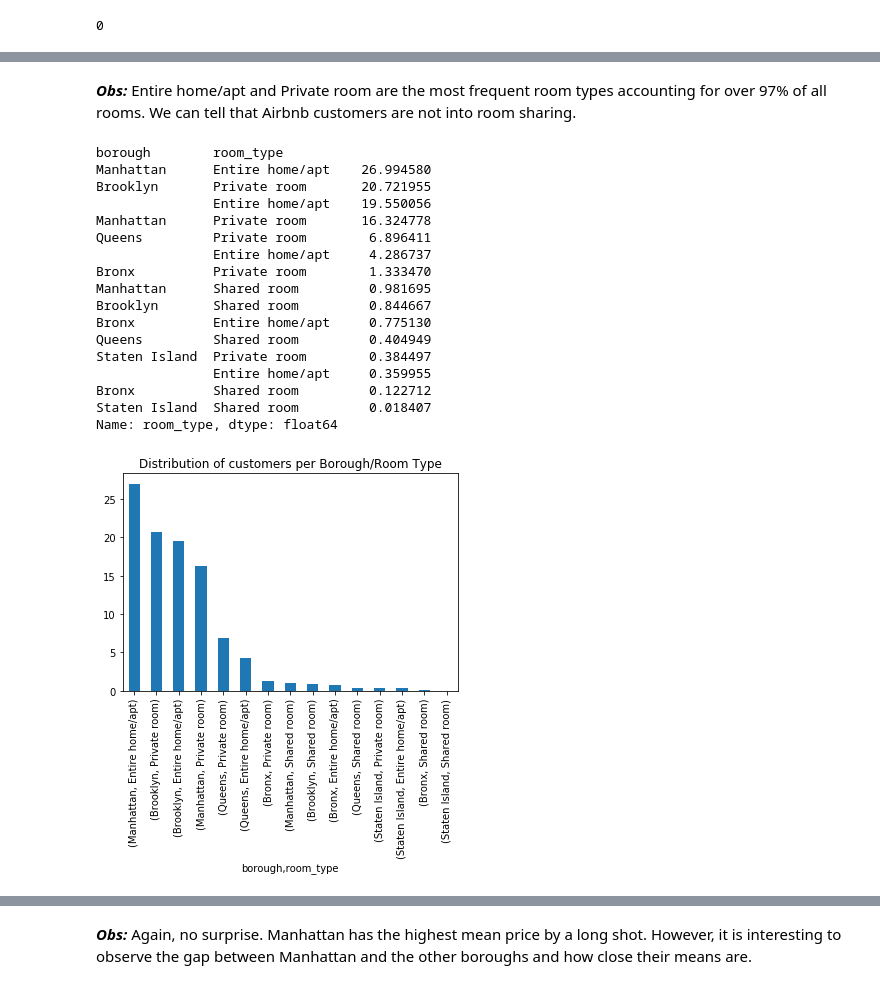
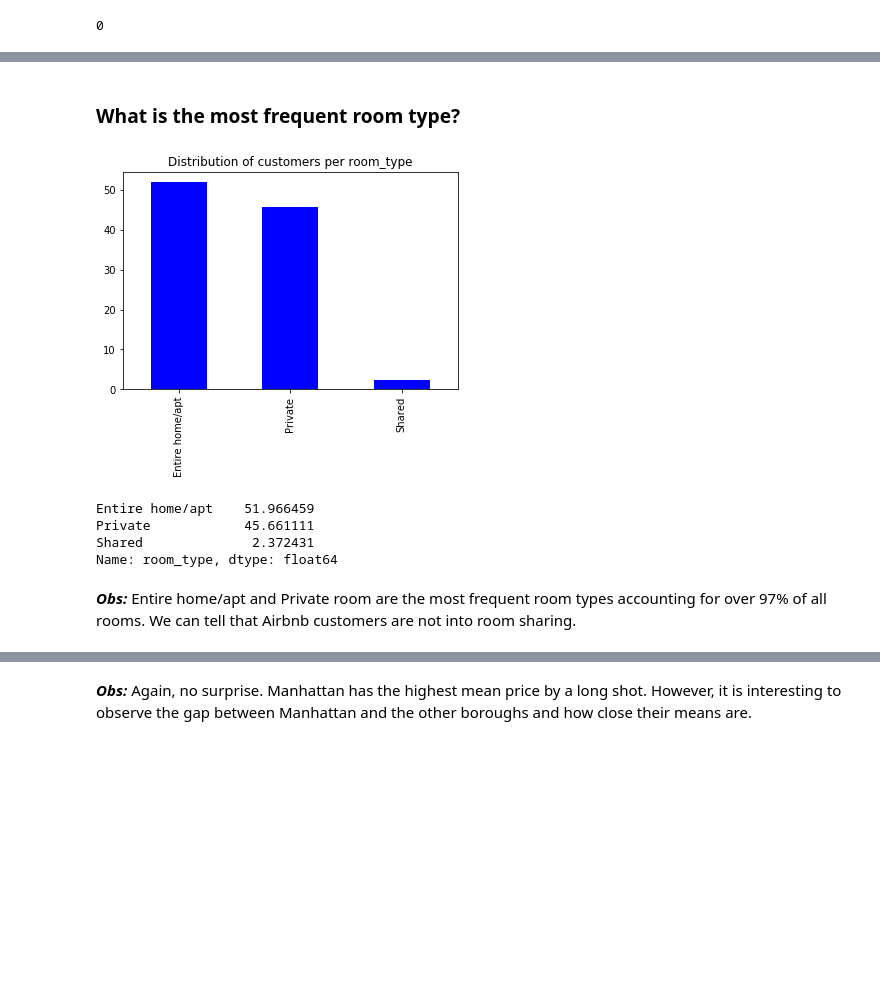
Before and after one commit to Ptoscanode/Airbnb-Project, a Jupyter notebook: Airbnb Project.ipynb, the cells around one changed output, grey strips where cells are left out. Saved outputs shown, nothing was run; the diff lists cells and outputs as text; code cells hidden in the pictures; blank space fills up the shorter version.

```diff
--- a/Airbnb Project.ipynb
+++ b/Airbnb Project.ipynb
@@ -252,31 +310,14 @@ plt.show()
+# %% [markdown]
+### What is the most frequent room type?
+# %%
+### Calling function
+percentages(df, 'room_type', 'blue')
+# %% [output]
+[figure, added]
+Entire home/apt    51.966459
+Private            45.661111
+Shared              2.372431
+Name: room_type, dtype: float64
 # %% [markdown]
 ***Obs:***
 Entire home/apt and Private room are the most frequent room types accounting for over 97% of all rooms. We can tell that Airbnb customers are not into room sharing.
-# %%
-#### What is the most popular room type by borough?
-((air_bnb.groupby(['borough', 'room_type'])['room_type'].count()/air_bnb.shape[0])*100).sort_values(ascending=False)
-# %% [output]
-borough        room_type
-Manhattan      Entire home/apt    26.994580
-Brooklyn       Private room       20.721955
-               Entire home/apt    19.550056
-Manhattan      Private room       16.324778
-Queens         Private room        6.896411
-               Entire home/apt     4.286737
-Bronx          Private room        1.333470
-Manhattan      Shared room         0.981695
-Brooklyn       Shared room         0.844667
-Bronx          Entire home/apt     0.775130
-Queens         Shared room         0.404949
-Staten Island  Private room        0.384497
-               Entire home/apt     0.359955
-Bronx          Shared room         0.122712
-Staten Island  Shared room         0.018407
-Name: room_type, dtype: float64
-# %%
-data = ((air_bnb.groupby(['borough', 'room_type'])['room_type'].count()/air_bnb.shape[0])*100).sort_values(ascending=False)
-data.plot(kind='bar')
-plt.title('Distribution of customers per Borough/Room Type')
-plt.show()
-# %% [output]
-[figure, removed]
```
Also changed, not shown: parts of 51 cells of this notebook.
